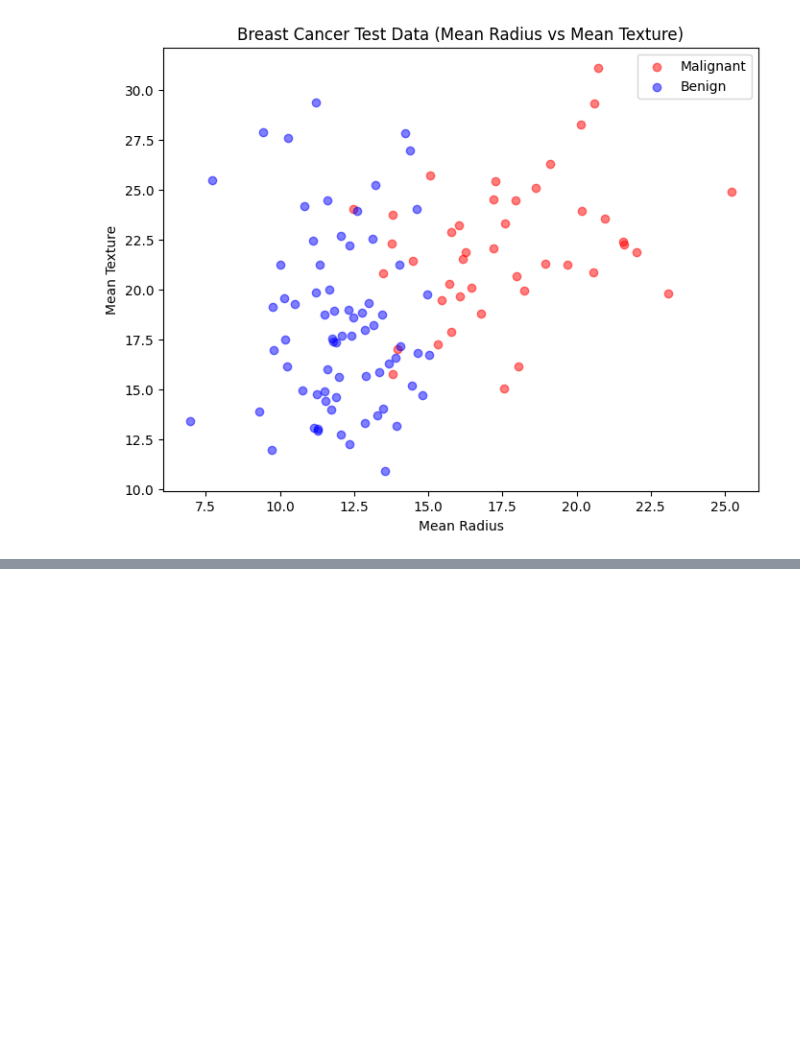
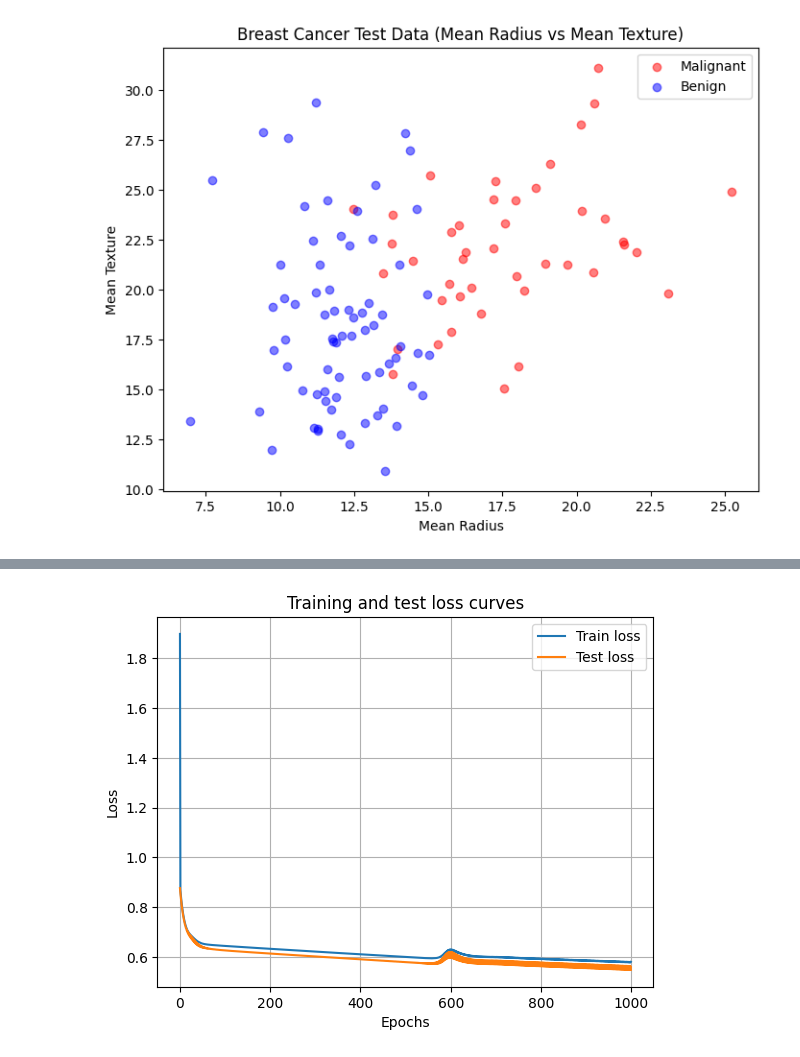
Before and after one commit to Abdo-Anwar/Torp-ML2, a Jupyter notebook: Task-1.ipynb, the cells around one changed output, grey strips where cells are left out. Cells and saved outputs as stored; diff of their text form; code cells hidden in the pictures; blank space fills up the shorter version.

Commit message:
plt Training and test loss curves

```diff
--- a/Task-1.ipynb
+++ b/Task-1.ipynb
@@ -134,0 +124,31 @@ Epoch 90, Loss: 0.24459683895111084
+# %%
+loss_fn = nn.BCELoss()
+optimizer = optim.SGD(model.parameters(), lr=0.01)
+
+epoch =1000
+epoch_count = []
+loss_values = []
+test_loss_values = []
+
+for epoch in range(epoch):
+    model.train()
+
+    y_pred = model(X_train)
+
+    loss = loss_fn(y_pred, y_train)
+    loss_values.append(loss.item())
+
+    optimizer.zero_grad()
+    loss.backward()
+    optimizer.step()
+
+    model.eval()
+
+    with torch.inference_mode():
+        test_preds = model(X_test)
+        test_loss = loss_fn(test_preds, y_test)
+        test_loss_values.append(test_loss.item())
+        epoch_count.append(epoch)
+    if epoch % 10 == 0:
+        print(f"Epoch {epoch}, Loss: {loss.item()}")
+model.state_dict()
@@ -134,0 +190,12 @@ Epoch 90, Loss: 0.24459683895111084
+# %%
+
+plt.plot(epoch_count, loss_values, label="Train loss")
+plt.plot(epoch_count, test_loss_values, label="Test loss")
+plt.title("Training and test loss curves")
+plt.ylabel("Loss")
+plt.xlabel("Epochs")
+plt.legend()
+plt.grid(True)
+plt.show()
+# %% [output]
+[figure, added]
```
Also changed, not shown: parts of 4 cells of this notebook.
